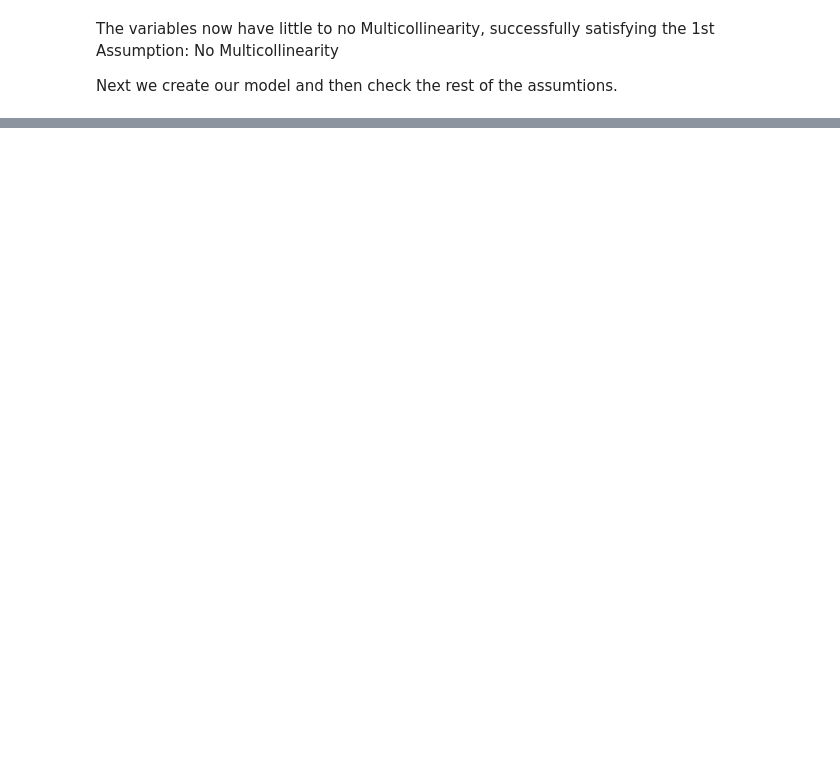
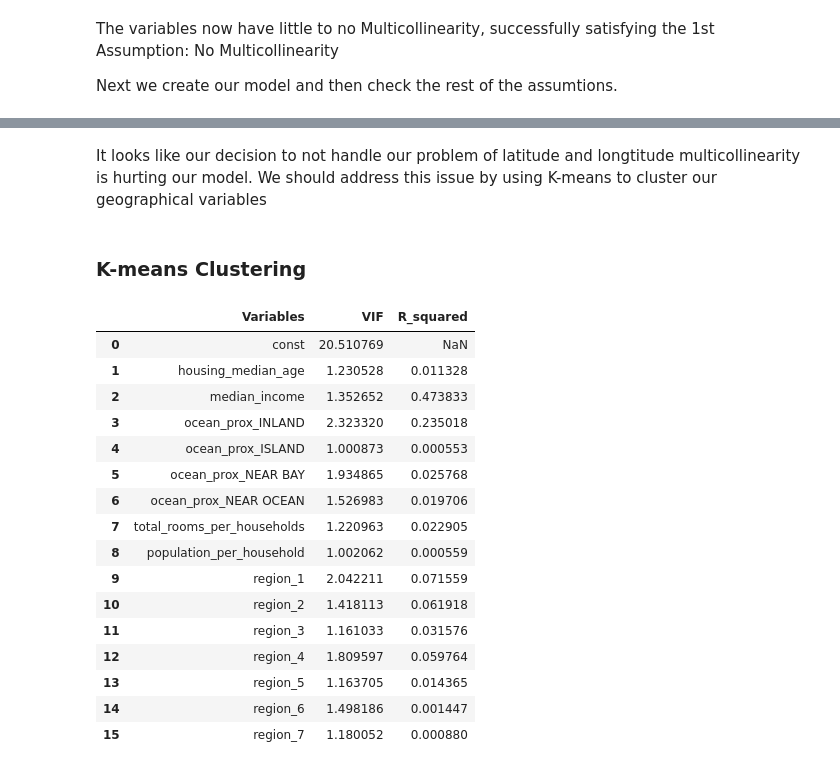
Before and after one commit to MiruSTAT/ML-HousePrices, a Jupyter notebook: Linear-Regression.ipynb, the cells around one changed output, grey strips where cells are left out. Saved outputs shown, nothing was run; the diff lists cells and outputs as text; code cells hidden in the pictures; blank space fills up the shorter version.

```diff
--- a/Linear-Regression.ipynb
+++ b/Linear-Regression.ipynb
@@ -296,0 +312,2 @@ np.float64(206864.41315519012)
+# %%
+fit_model(df)
@@ -296,0 +364,39 @@ np.float64(206864.41315519012)
+# %% [markdown]
+It looks like our decision to not handle our problem of latitude and longtitude multicollinearity is hurting our model. We should address this issue by using K-means to cluster our geographical variables
+# %% [markdown]
+### **K-means Clustering**
+# %%
+scaler = StandardScaler()
+
+#merging lat and long to a single col and standardizing it
+coords = df[["longitude", "latitude"]]
+coords_scaled = scaler.fit_transform(coords)
+# %%
+kmeans = KMeans(n_clusters=8, random_state=67)
+df["region_cluster"] = kmeans.fit_predict(coords_scaled)
+# %%
+region_df = pd.get_dummies(df["region_cluster"],"region", drop_first=True) #create dummies and drop first dummy var
+region_df = region_df.astype(int)
+df = pd.concat([df,region_df],axis=1)
+
+df = df.drop(columns=["region_cluster", "longitude", "latitude"])
+# %%
+get_VIF_table(df,"median_house_value")
+# %% [output]
+|  | Variables | VIF | R_squared |
+| 0 | const | 20.510769 | NaN |
+| 1 | housing_median_age | 1.230528 | 0.011328 |
+| 2 | median_income | 1.352652 | 0.473833 |
+| 3 | ocean_prox_INLAND | 2.323320 | 0.235018 |
+| 4 | ocean_prox_ISLAND | 1.000873 | 0.000553 |
+| 5 | ocean_prox_NEAR BAY | 1.934865 | 0.025768 |
+| 6 | ocean_prox_NEAR OCEAN | 1.526983 | 0.019706 |
+| 7 | total_rooms_per_households | 1.220963 | 0.022905 |
+| 8 | population_per_household | 1.002062 | 0.000559 |
+| 9 | region_1 | 2.042211 | 0.071559 |
+| 10 | region_2 | 1.418113 | 0.061918 |
+| 11 | region_3 | 1.161033 | 0.031576 |
+| 12 | region_4 | 1.809597 | 0.059764 |
+| 13 | region_5 | 1.163705 | 0.014365 |
+| 14 | region_6 | 1.498186 | 0.001447 |
+| 15 | region_7 | 1.180052 | 0.000880 |
```
Also changed, not shown: parts of 18 cells of this notebook.
